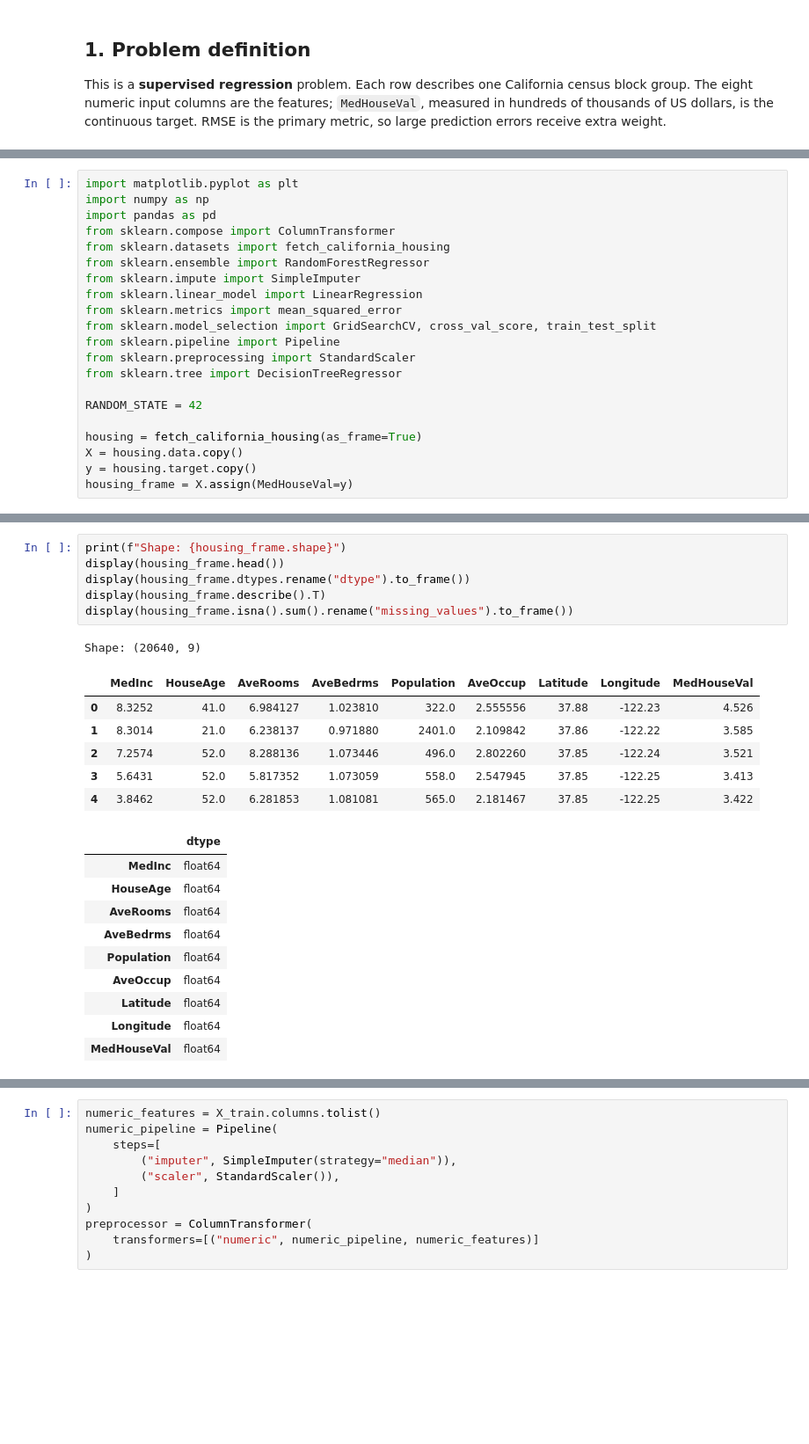
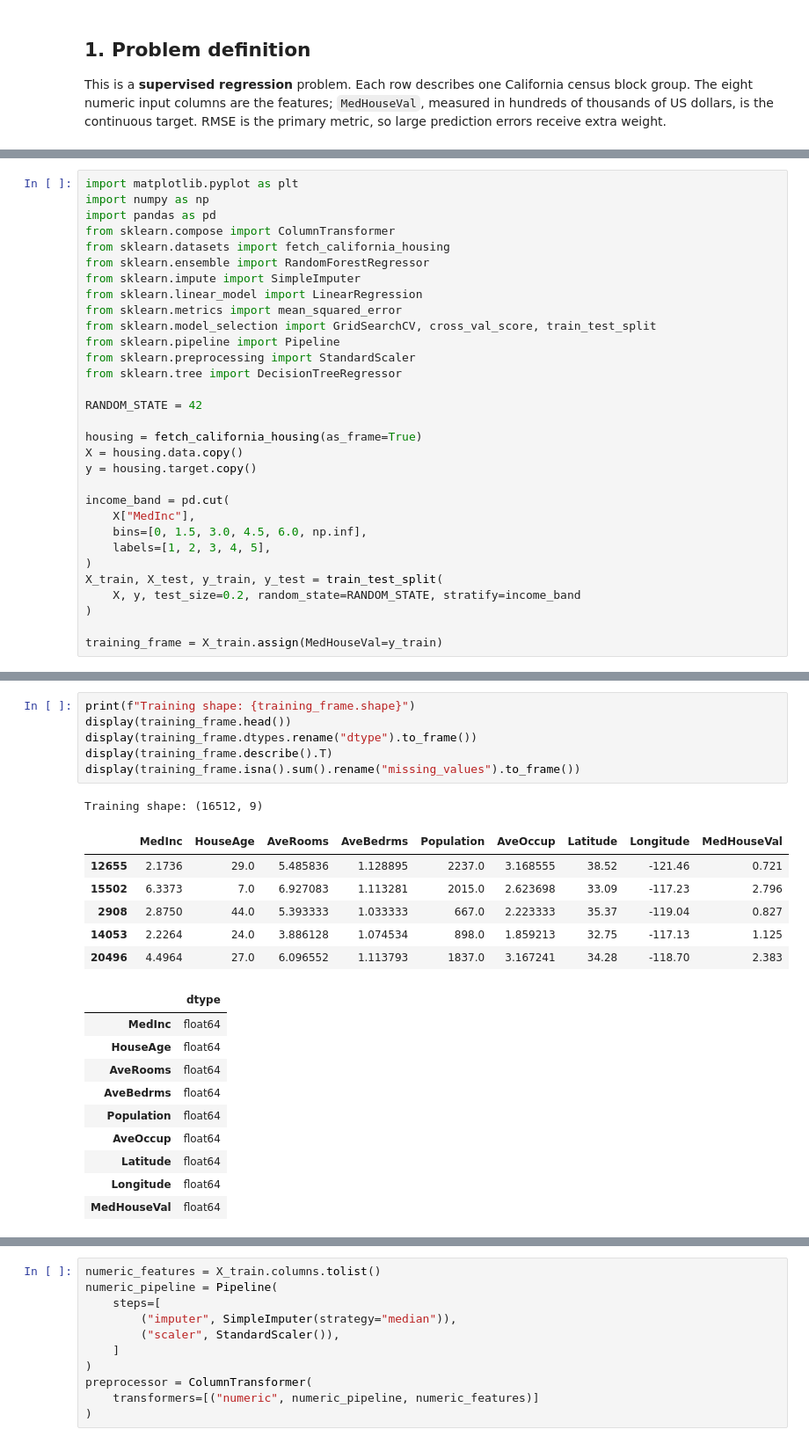
Before and after one commit to Jiaweiwang04/hands-on-ml-study, a Jupyter notebook: notebooks/02_end_to_end_ml.ipynb, the cells around one changed output, grey strips where cells are left out. Shown at 88% size. Cells and saved outputs as stored; diff of their text form; blank space fills up the shorter version.

```diff
--- a/notebooks/02_end_to_end_ml.ipynb
+++ b/notebooks/02_end_to_end_ml.ipynb
@@ -30,7 +30,17 @@ RANDOM_STATE = 42
 housing = fetch_california_housing(as_frame=True)
 X = housing.data.copy()
 y = housing.target.copy()
-housing_frame = X.assign(MedHouseVal=y)
+
+income_band = pd.cut(
+    X["MedInc"],
+    bins=[0, 1.5, 3.0, 4.5, 6.0, np.inf],
+    labels=[1, 2, 3, 4, 5],
+)
+X_train, X_test, y_train, y_test = train_test_split(
+    X, y, test_size=0.2, random_state=RANDOM_STATE, stratify=income_band
+)
+
+training_frame = X_train.assign(MedHouseVal=y_train)
 # %% [markdown]
 ## 3. Basic EDA
 
@@ -38,17 +48,17 @@ Keep this first pass descriptive: check the schema, ranges, missingness, target
 # %%
-print(f"Shape: {housing_frame.shape}")
-display(housing_frame.head())
-display(housing_frame.dtypes.rename("dtype").to_frame())
-display(housing_frame.describe().T)
-display(housing_frame.isna().sum().rename("missing_values").to_frame())
+print(f"Training shape: {training_frame.shape}")
+display(training_frame.head())
+display(training_frame.dtypes.rename("dtype").to_frame())
+display(training_frame.describe().T)
+display(training_frame.isna().sum().rename("missing_values").to_frame())
 # %% [output]
-Shape: (20640, 9)
+Training shape: (16512, 9)
 |  | MedInc | HouseAge | AveRooms | AveBedrms | Population | AveOccup | Latitude | Longitude | MedHouseVal |
-| 0 | 8.3252 | 41.0 | 6.984127 | 1.023810 | 322.0 | 2.555556 | 37.88 | -122.23 | 4.526 |
-| 1 | 8.3014 | 21.0 | 6.238137 | 0.971880 | 2401.0 | 2.109842 | 37.86 | -122.22 | 3.585 |
-| 2 | 7.2574 | 52.0 | 8.288136 | 1.073446 | 496.0 | 2.802260 | 37.85 | -122.24 | 3.521 |
-| 3 | 5.6431 | 52.0 | 5.817352 | 1.073059 | 558.0 | 2.547945 | 37.85 | -122.25 | 3.413 |
-| 4 | 3.8462 | 52.0 | 6.281853 | 1.081081 | 565.0 | 2.181467 | 37.85 | -122.25 | 3.422 |
+| 12655 | 2.1736 | 29.0 | 5.485836 | 1.128895 | 2237.0 | 3.168555 | 38.52 | -121.46 | 0.721 |
+| 15502 | 6.3373 | 7.0 | 6.927083 | 1.113281 | 2015.0 | 2.623698 | 33.09 | -117.23 | 2.796 |
+| 2908 | 2.8750 | 44.0 | 5.393333 | 1.033333 | 667.0 | 2.223333 | 35.37 | -119.04 | 0.827 |
+| 14053 | 2.2264 | 24.0 | 3.886128 | 1.074534 | 898.0 | 1.859213 | 32.75 | -117.13 | 1.125 |
+| 20496 | 4.4964 | 27.0 | 6.096552 | 1.113793 | 1837.0 | 3.167241 | 34.28 | -118.70 | 2.383 |
 |  | dtype |
 | MedInc | float64 |
 | HouseAge | float64 |
```
Also changed, not shown: parts of 13 cells of this notebook.
